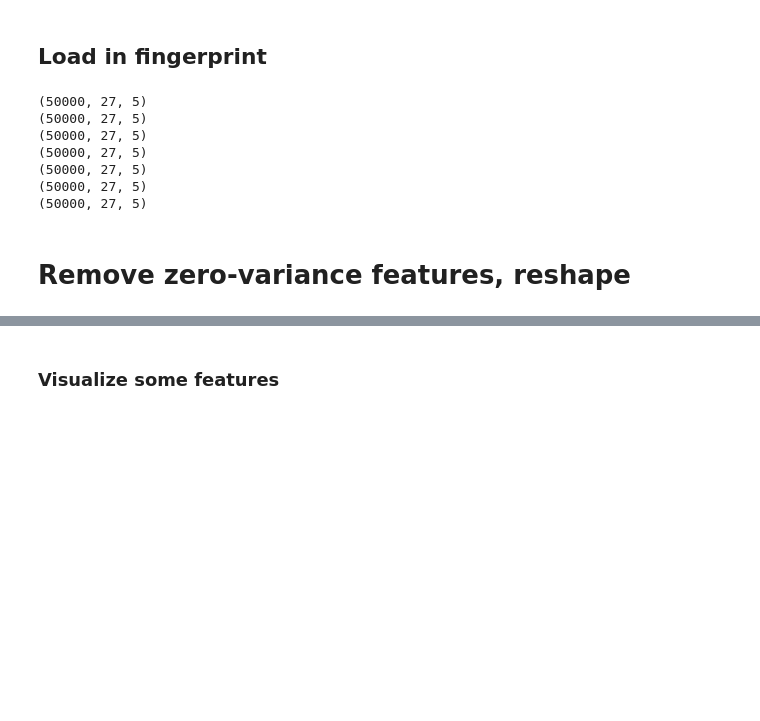
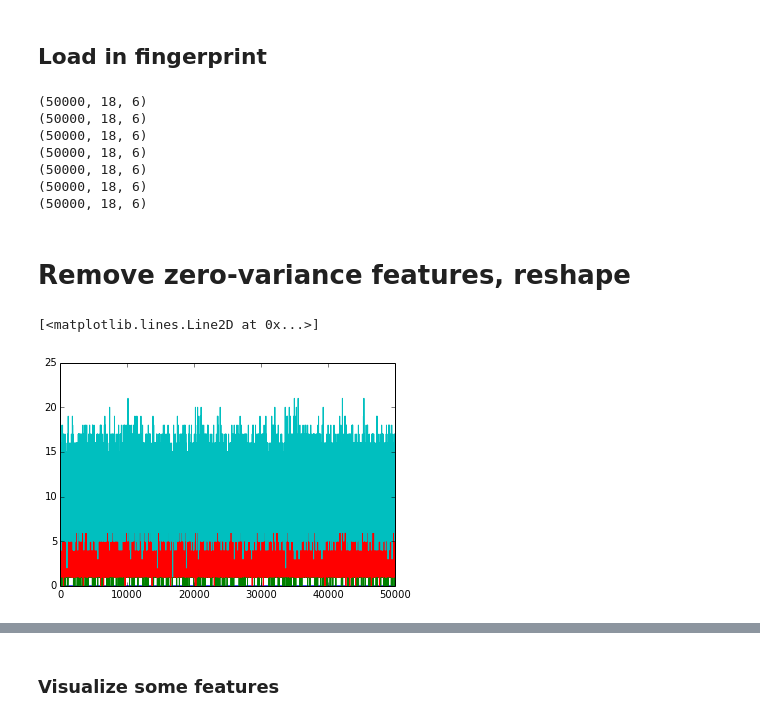
Before and after one commit to mpharrigan/wetmsm, a Jupyter notebook: ipython/ala_water/1-ala_water_load.ipynb, the cells around one changed output, grey strips where cells are left out. Cells and saved outputs as stored; diff of their text form; code cells hidden in the pictures; blank space fills up the shorter version.

```diff
--- a/ipython/ala_water/1-ala_water_load.ipynb
+++ b/ipython/ala_water/1-ala_water_load.ipynb
@@ -13,26 +13,39 @@ import glob
 fp3d_all = []
 fn_all = []
 for i in range(1,8):
-    fno = 'trajs/shells-traj-{}.dcd_count.h5'.format(i)
-    fnh1 = 'trajs/traj-{}.dcd.h1.count.h5'.format(i)
-    fnh2 = 'trajs/traj-{}.dcd.h2.count.h5'.format(i)
+    #fno = 'trajs/shells-traj-{}.dcd_count.h5'.format(i)
+    fno = 'trajs/traj-{}.dcd.o.s1.count.h5'.format(i)
+    #fnh1 = 'trajs/traj-{}.dcd.h1.count.h5'.format(i)
+    #fnh2 = 'trajs/traj-{}.dcd.h2.count.h5'.format(i)
+    fnh12 = 'trajs/traj-{}.dcd.h12.s1.count.h5'.format(i)
 
     fo = tables.open_file(fno)
-    fh1 = tables.open_file(fnh1)
-    fh2 = tables.open_file(fnh2)
+    #fh1 = tables.open_file(fnh1)
+    #fh2 = tables.open_file(fnh2)
+    fh12 = tables.open_file(fnh12)
 
-    fp3d_tmp = np.hstack((fo.root.shell_counts, fh1.root.shell_counts, fh2.root.shell_counts))
+    #fp3d_tmp = np.hstack((fo.root.shell_counts, fh1.root.shell_counts, fh2.root.shell_counts))
+    fp3d_tmp = np.hstack((fo.root.shell_counts, fh12.root.shell_counts))
     print(fp3d_tmp.shape)
 
     fp3d_all.append(fp3d_tmp)
-    fn_all.append(fnh1)
+    fn_all.append(fno)
 # %% [output]
-(50000, 27, 5)
-(50000, 27, 5)
-(50000, 27, 5)
-(50000, 27, 5)
-(50000, 27, 5)
-(50000, 27, 5)
-(50000, 27, 5)
+(50000, 18, 6)
+(50000, 18, 6)
+(50000, 18, 6)
+(50000, 18, 6)
+(50000, 18, 6)
+(50000, 18, 6)
+(50000, 18, 6)
 # %% [markdown]
 # Remove zero-variance features, reshape
+# %%
+fp3d = fp3d_all[0]
+plt.plot(fp3d[:,15,0])
+plt.plot(fp3d[:,15,1])
+plt.plot(fp3d[:,15,2])
+plt.plot(fp3d[:,15,3])
+# %% [output]
+[<matplotlib.lines.Line2D at 0x...>]
+[figure, added]
```
Also changed, not shown: parts of 9 cells of this notebook, 3 other files.
